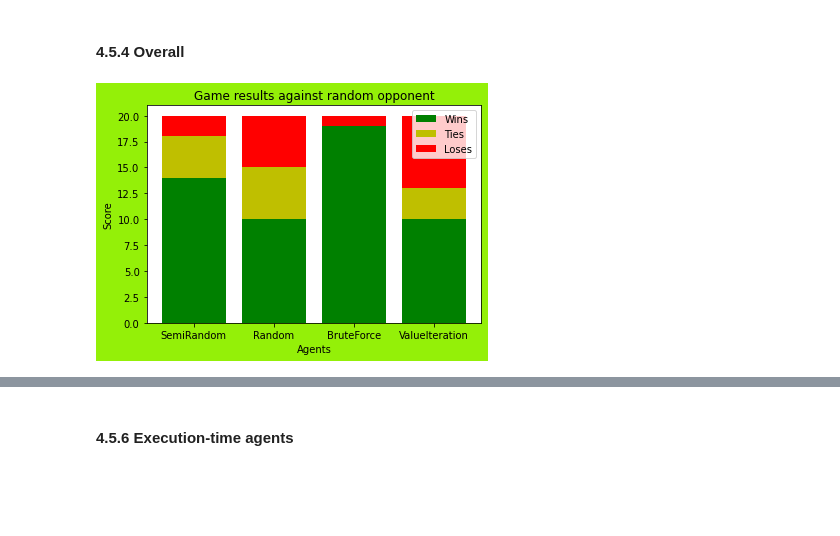
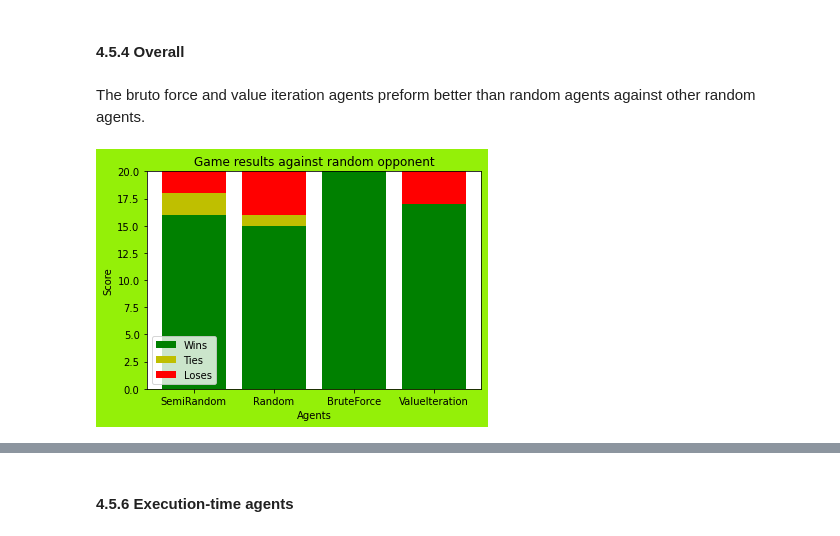
Before and after one commit to BlSchulpen/DecisionTheory, a Jupyter notebook: deth_four_ag.ipynb, the cells around one changed output, grey strips where cells are left out. Saved outputs shown, nothing was run; the diff lists cells and outputs as text; code cells hidden in the pictures; blank space fills up the shorter version.

```diff
--- a/deth_four_ag.ipynb
+++ b/deth_four_ag.ipynb
@@ -469,8 +476,11 @@ creator.plot_acc(players_to_meassure, "Difference accuracy random agents, when p
 # %% [markdown]
 #### 4.5.4 Overall
+# %% [markdown]
+The bruto force and value iteration agents preform better than random agents against other random agents.
 # %%
 players_to_meassure = [FourInARowSemiRandomAgent,FourInARowRandomAgent, FourInARowBruteForceAgent,FourInARowValueIterationAgent]
 opponent = FourInARowRandomAgent
-creator.plot_acc(players_to_meassure, "Game results against random opponent",opponent)
+red_agent = Players.RED
+creator.plot_acc(players_to_meassure, "Game results against random opponent",opponent,red_agent)
 # %% [output]
-[figure, old version]
+[figure, new version]
```
Also changed, not shown: parts of 20 cells of this notebook, 1 other file.
